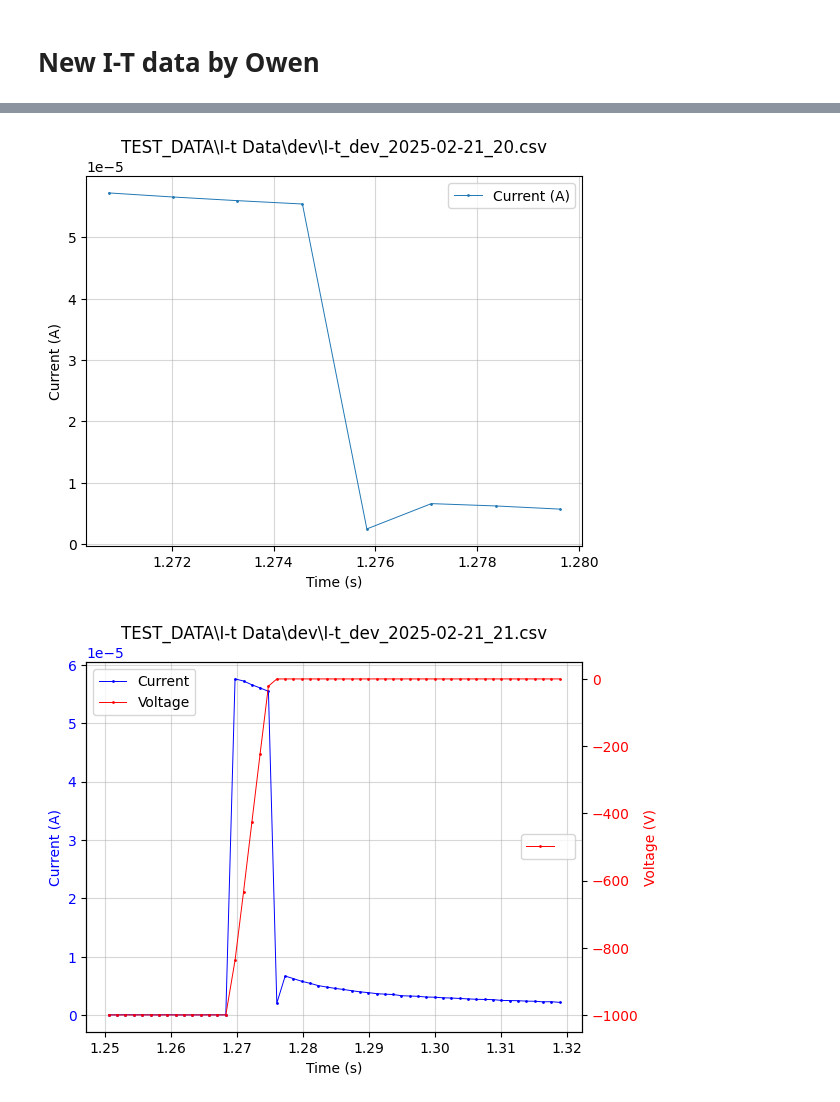
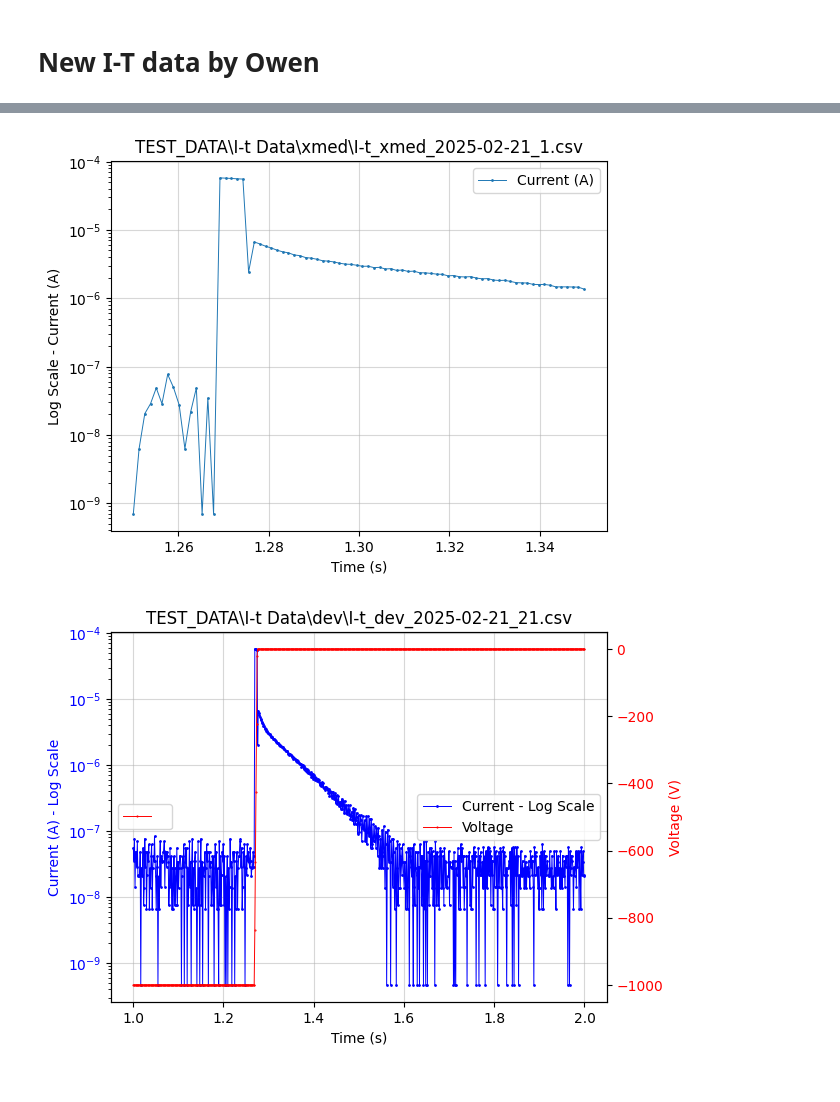
Before and after one commit to johnnykfeng/Pockels-Gen2-Control, a Jupyter notebook: TEST_DATA/plot_IV_data.ipynb, the cells around one changed output, grey strips where cells are left out. Drawn from its saved outputs; the diff is of its cells as text; code cells hidden in the pictures.

```diff
--- a/TEST_DATA/plot_IV_data.ipynb
+++ b/TEST_DATA/plot_IV_data.ipynb
@@ -95,35 +83,39 @@ df = pd.read_csv(file_path, skiprows=8)
 # %%
 import matplotlib.pyplot as plt
 import os
 import pandas as pd
+
 # "C:\Code\Pockels-Gen2-Control\TEST_DATA\I-t Data\dev\I-t_dev_2025-02-21_21.csv"
 folder_path = r"C:\Code\Pockels-Gen2-Control"
-# relative_path = r"TEST_DATA\I-t Data\xmed\I-t_xmed_2025-02-21_1.csv"
-relative_path = r"TEST_DATA\I-t Data\dev\I-t_dev_2025-02-21_20.csv"
+relative_path = r"TEST_DATA\I-t Data\xmed\I-t_xmed_2025-02-21_1.csv"
+# relative_path = r"TEST_DATA\I-t Data\dev\I-t_dev_2025-02-21_20.csv"
 file_path = os.path.join(folder_path, relative_path)
 df = pd.read_csv(file_path, skiprows=8)
 
-# time_range = [1.25, 1.35]
-time_range = [1.27, 1.28]
+time_range = [1.25, 1.35]
+# time_range = [1.27, 1.28]
 
 # Filter data for time range
 df = df[(df['Time (s)'] >= time_range[0]) & (df['Time (s)'] <= time_range[1])]
 
 # Create figure and axis
 fig, ax = plt.subplots()
 
+# Make y-axis log scale
+ax.set_yscale('log')
+
 # Plot current vs time
 df.plot(x='Time (s)', y='Current (A)', style='-', marker='.', markersize=2, linewidth=0.7, ax=ax)
 
 # Customize the plot
 ax.set_xlabel('Time (s)')
-ax.set_ylabel('Current (A)')
+ax.set_ylabel('Log Scale - Current (A)')
 ax.set_title(f'{relative_path}')
 ax.grid(True, alpha=0.5)
 
 plt.show()
 # %% [output]
-[figure, old version]
+[figure, new version]
 # %%
 
 folder_path = r"C:\Code\Pockels-Gen2-Control"
@@ -131,30 +123,33 @@ relative_path = r"TEST_DATA\I-t Data\dev\I-t_dev_2025-02-21_21.csv"
 file_path = os.path.join(folder_path, relative_path)
 df = pd.read_csv(file_path, skiprows=8)
 
-time_range = [1.25, 1.32]
+time_range = [1, 2]
 # time_range = [0, 0.02]
 # Filter data for time range
 df = df[(df['Time (s)'] >= time_range[0]) & (df['Time (s)'] <= time_range[1])]
-
 # Create figure and axis objects with a single subplot
 fig, ax1 = plt.subplots()
 
 # Plot current vs time on the first y-axis
 line1 = df.plot(x='Time (s)', y='Current (A)', style='-', marker='.',
                 markersize=2, linewidth=0.7, ax=ax1, color='blue',
-                label='Current')
-
+                label='Current - Log Scale')
+ax1.set_yscale('log')
 # Create a second y-axis sharing the same x-axis
 ax2 = ax1.twinx()
 
-# Plot voltage vs time on the second y-axis
+# Convert voltage to absolute voltage
+df['Absolute Voltage (V)'] = abs(df['Voltage (V)'])
+
+# Plot absolute voltage vs time on the second y-axis
 line2 = df.plot(x='Time (s)', y='Voltage (V)', style='-', marker='.',
-                markersize=2, linewidth=0.7, ax=ax2, color='red',
+                markersize=1, linewidth=0.7, ax=ax2, color='red',
                 label='Voltage')
 
+# ax2.set_yscale('log')
 # Customize the plot
 ax1.set_xlabel('Time (s)')
-ax1.set_ylabel('Current (A)', color='blue')
+ax1.set_ylabel('Current (A) - Log Scale', color='blue')
 ax2.set_ylabel('Voltage (V)', color='red')
 ax1.set_title(f'{relative_path}')
 ax1.grid(True, alpha=0.5)
@@ -166,9 +161,9 @@ ax2.tick_params(axis='y', labelcolor='red')
 # Add legends
 lines1, labels1 = ax1.get_legend_handles_labels()
 lines2, labels2 = ax2.get_legend_handles_labels()
-ax1.legend(lines1 + lines2, labels1 + labels2, loc='upper left')
-ax2.legend(" ",loc='center right')
+ax1.legend(lines1 + lines2, labels1 + labels2, loc='center right')
+ax2.legend(" ", loc='center left')
 
 plt.show()
 # %% [output]
-[figure, old version]
+[figure, new version]
```
Also changed, not shown: parts of 3 cells of this notebook.
